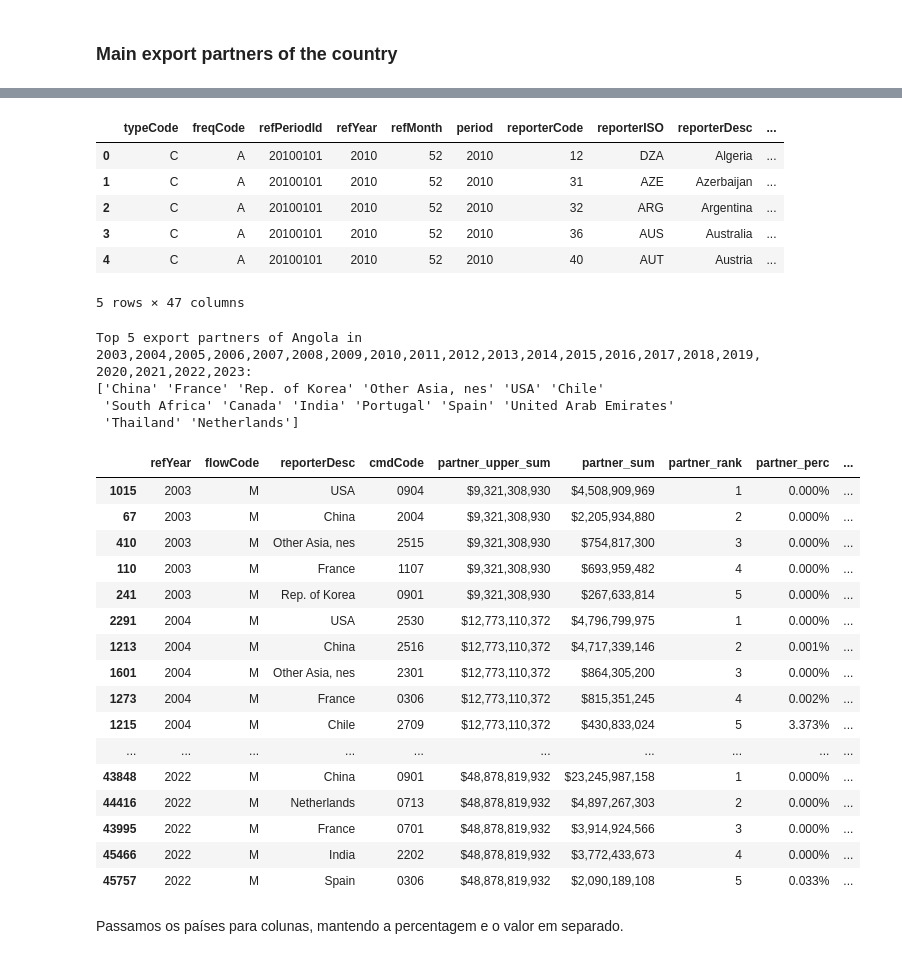
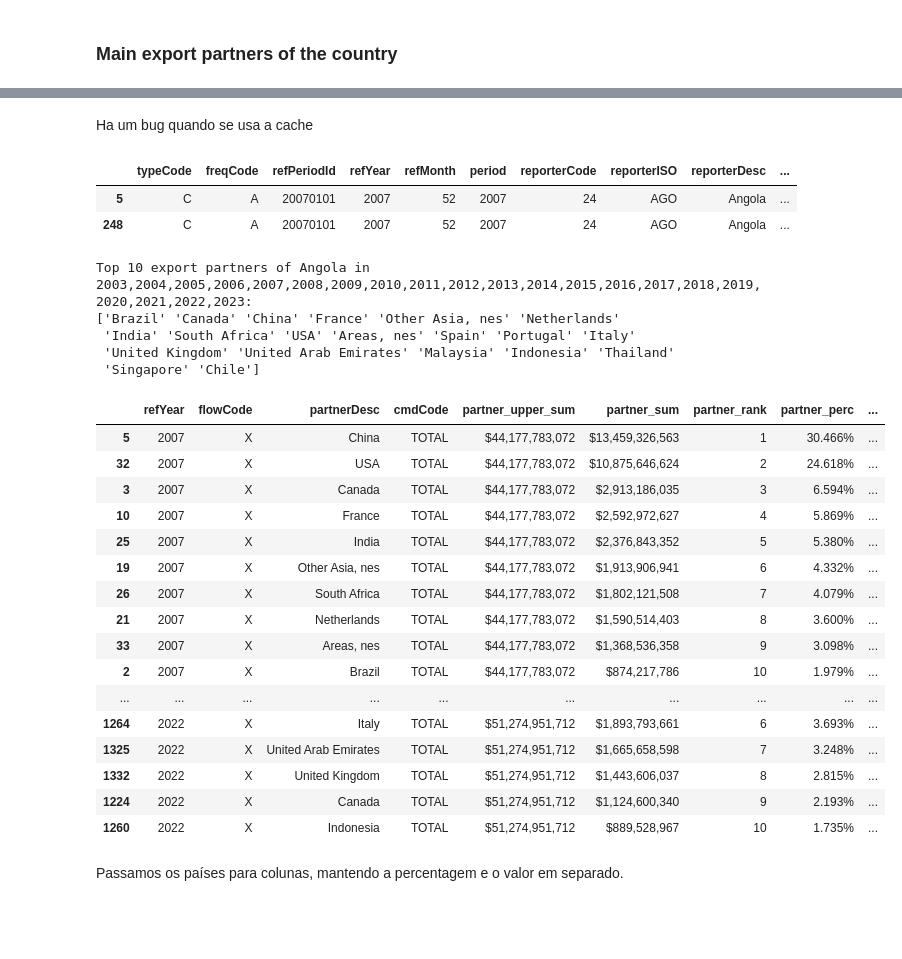
Before and after one commit to joaquimrcarvalho/cipf-comtrade, a Jupyter notebook: country_trade_profile.ipynb, the cells around one changed output, grey strips where cells are left out. Saved outputs shown, nothing was run; the diff lists cells and outputs as text; code cells hidden in the pictures; blank space fills up the shorter version.

Commit message:
Improve note book and handling of partnerCode=None

```diff
--- a/country_trade_profile.ipynb
+++ b/country_trade_profile.ipynb
@@ -173,59 +192,60 @@ INFO:root:Calling getFinalData for period 2015,2016,2017,2018,2019,2020,2021,202
-# %%
-df.head()
-# %% [output]
-|  | typeCode | freqCode | refPeriodId | refYear | refMonth | period | reporterCode | reporterISO | reporterDesc | ... |
-| 0 | C | A | 20100101 | 2010 | 52 | 2010 | 12 | DZA | Algeria | ... |
-| 1 | C | A | 20100101 | 2010 | 52 | 2010 | 31 | AZE | Azerbaijan | ... |
-| 2 | C | A | 20100101 | 2010 | 52 | 2010 | 32 | ARG | Argentina | ... |
-| 3 | C | A | 20100101 | 2010 | 52 | 2010 | 36 | AUS | Australia | ... |
-| 4 | C | A | 20100101 | 2010 | 52 | 2010 | 40 | AUT | Austria | ... |
-5 rows × 47 columns
+# %% [markdown]
+Ha um bug quando se usa a cache
+# %%
+pd.options.display.max_columns = 60
+
+df[(df.refYear==2007) & (df.partnerDesc=='China')].head()
+# %% [output]
+|  | typeCode | freqCode | refPeriodId | refYear | refMonth | period | reporterCode | reporterISO | reporterDesc | ... |
+| 5 | C | A | 20070101 | 2007 | 52 | 2007 | 24 | AGO | Angola | ... |
+| 248 | C | A | 20070101 | 2007 | 52 | 2007 | 24 | AGO | Angola | ... |
 # %%
 import pandas as pd
 import comtradetools
 # show 500 lines
 pd.options.display.max_rows=500
 pd.options.display.float_format='{:,.2f}'.format
 
-show_only_top = 5
+show_only_top = 10
 
 # aggregate by year, flow, reporter
-exports = comtradetools.total_rank_perc(df,groupby=['refYear','flowCode','reporterDesc'],
+exports = comtradetools.total_rank_perc(df,groupby=['refYear','flowCode',f'{partner_column}Desc'],
                                    col='primaryValue',
                                    prefix='partner',
                                    drop_duplicates=True)
 
-cols=['refYear','flowCode','reporterDesc','cmdCode','partner_upper_sum','partner_sum','partner_rank','partner_perc','partner_upper_perc']
+cols=['refYear','flowCode',f'{partner_column}Desc','cmdCode','partner_upper_sum','partner_sum','partner_rank','partner_perc','partner_upper_perc']
 
 formats =  comtradetools.make_format(cols)
 
-top_export_partners = exports[exports['partner_rank']<=show_only_top]['reporterDesc'].unique()
-top_export_partners_codes = exports[exports['partner_rank']<=show_only_top]['reporterCode'].unique()
+top_export_partners = exports[exports['partner_rank']<=show_only_top][f'{partner_column}Desc'].unique()
+top_export_partners_codes = exports[exports['partner_rank']<=show_only_top][f'{partner_column}Code'].unique()
 
 print(f"Top {show_only_top} export partners of {country_of_interest_name} in {years_of_interest}: \n{top_export_partners}")
-exports[exports['partner_rank']<=show_only_top][cols].sort_values(['refYear','flowCode','partner_rank','reporterDesc','cmdCode']).style.format(formats)
+exports[exports['partner_rank']<=show_only_top][cols].sort_values(['refYear','flowCode','partner_rank',f'{partner_column}Desc','cmdCode']).style.format(formats)
 # %% [output]
-Top 5 export partners of Angola in 2003,2004,2005,2006,2007,2008,2009,2010,2011,2012,2013,2014,2015,2016,2017,2018,2019,2020,2021,2022,2023:
-['China' 'France' 'Rep. of Korea' 'Other Asia, nes' 'USA' 'Chile'
- 'South Africa' 'Canada' 'India' 'Portugal' 'Spain' 'United Arab Emirates'
- 'Thailand' 'Netherlands']
+Top 10 export partners of Angola in 2003,2004,2005,2006,2007,2008,2009,2010,2011,2012,2013,2014,2015,2016,2017,2018,2019,2020,2021,2022,2023:
+['Brazil' 'Canada' 'China' 'France' 'Other Asia, nes' 'Netherlands'
+ 'India' 'South Africa' 'USA' 'Areas, nes' 'Spain' 'Portugal' 'Italy'
+ 'United Kingdom' 'United Arab Emirates' 'Malaysia' 'Indonesia' 'Thailand'
+ 'Singapore' 'Chile']
-|  | refYear | flowCode | reporterDesc | cmdCode | partner_upper_sum | partner_sum | partner_rank | partner_perc | ... |
-| 1015 | 2003 | M | USA | 0904 | $9,321,308,930 | $4,508,909,969 | 1 | 0.000% | ... |
-| 67 | 2003 | M | China | 2004 | $9,321,308,930 | $2,205,934,880 | 2 | 0.000% | ... |
-| 410 | 2003 | M | Other Asia, nes | 2515 | $9,321,308,930 | $754,817,300 | 3 | 0.000% | ... |
-| 110 | 2003 | M | France | 1107 | $9,321,308,930 | $693,959,482 | 4 | 0.000% | ... |
-| 241 | 2003 | M | Rep. of Korea | 0901 | $9,321,308,930 | $267,633,814 | 5 | 0.000% | ... |
-| 2291 | 2004 | M | USA | 2530 | $12,773,110,372 | $4,796,799,975 | 1 | 0.000% | ... |
-| 1213 | 2004 | M | China | 2516 | $12,773,110,372 | $4,717,339,146 | 2 | 0.001% | ... |
-| 1601 | 2004 | M | Other Asia, nes | 2301 | $12,773,110,372 | $864,305,200 | 3 | 0.000% | ... |
-| 1273 | 2004 | M | France | 0306 | $12,773,110,372 | $815,351,245 | 4 | 0.002% | ... |
-| 1215 | 2004 | M | Chile | 2709 | $12,773,110,372 | $430,833,024 | 5 | 3.373% | ... |
+|  | refYear | flowCode | partnerDesc | cmdCode | partner_upper_sum | partner_sum | partner_rank | partner_perc | ... |
+| 5 | 2007 | X | China | TOTAL | $44,177,783,072 | $13,459,326,563 | 1 | 30.466% | ... |
+| 32 | 2007 | X | USA | TOTAL | $44,177,783,072 | $10,875,646,624 | 2 | 24.618% | ... |
+| 3 | 2007 | X | Canada | TOTAL | $44,177,783,072 | $2,913,186,035 | 3 | 6.594% | ... |
+| 10 | 2007 | X | France | TOTAL | $44,177,783,072 | $2,592,972,627 | 4 | 5.869% | ... |
+| 25 | 2007 | X | India | TOTAL | $44,177,783,072 | $2,376,843,352 | 5 | 5.380% | ... |
+| 19 | 2007 | X | Other Asia, nes | TOTAL | $44,177,783,072 | $1,913,906,941 | 6 | 4.332% | ... |
+| 26 | 2007 | X | South Africa | TOTAL | $44,177,783,072 | $1,802,121,508 | 7 | 4.079% | ... |
+| 21 | 2007 | X | Netherlands | TOTAL | $44,177,783,072 | $1,590,514,403 | 8 | 3.600% | ... |
+| 33 | 2007 | X | Areas, nes | TOTAL | $44,177,783,072 | $1,368,536,358 | 9 | 3.098% | ... |
+| 2 | 2007 | X | Brazil | TOTAL | $44,177,783,072 | $874,217,786 | 10 | 1.979% | ... |
 | ... | ... | ... | ... | ... | ... | ... | ... | ... | ... |
-| 43848 | 2022 | M | China | 0901 | $48,878,819,932 | $23,245,987,158 | 1 | 0.000% | ... |
-| 44416 | 2022 | M | Netherlands | 0713 | $48,878,819,932 | $4,897,267,303 | 2 | 0.000% | ... |
-| 43995 | 2022 | M | France | 0701 | $48,878,819,932 | $3,914,924,566 | 3 | 0.000% | ... |
-| 45466 | 2022 | M | India | 2202 | $48,878,819,932 | $3,772,433,673 | 4 | 0.000% | ... |
-| 45757 | 2022 | M | Spain | 0306 | $48,878,819,932 | $2,090,189,108 | 5 | 0.033% | ... |
+| 1264 | 2022 | X | Italy | TOTAL | $51,274,951,712 | $1,893,793,661 | 6 | 3.693% | ... |
+| 1325 | 2022 | X | United Arab Emirates | TOTAL | $51,274,951,712 | $1,665,658,598 | 7 | 3.248% | ... |
+| 1332 | 2022 | X | United Kingdom | TOTAL | $51,274,951,712 | $1,443,606,037 | 8 | 2.815% | ... |
+| 1224 | 2022 | X | Canada | TOTAL | $51,274,951,712 | $1,124,600,340 | 9 | 2.193% | ... |
+| 1260 | 2022 | X | Indonesia | TOTAL | $51,274,951,712 | $889,528,967 | 10 | 1.735% | ... |
 # %% [markdown]
 Passamos os países para colunas, mantendo a percentagem e o valor em separado.
 # %%
```
Also changed, not shown: parts of 11 cells of this notebook, 15 other files.
